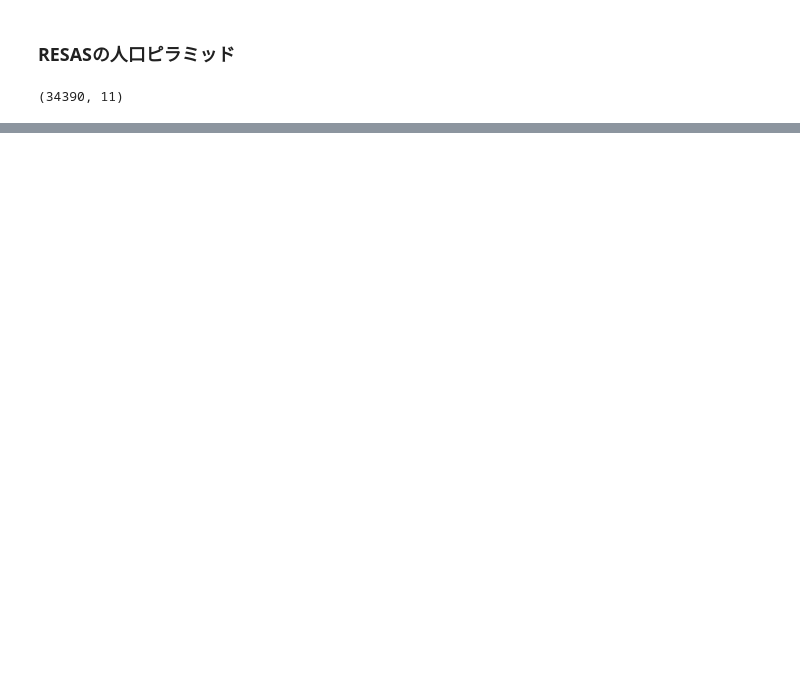
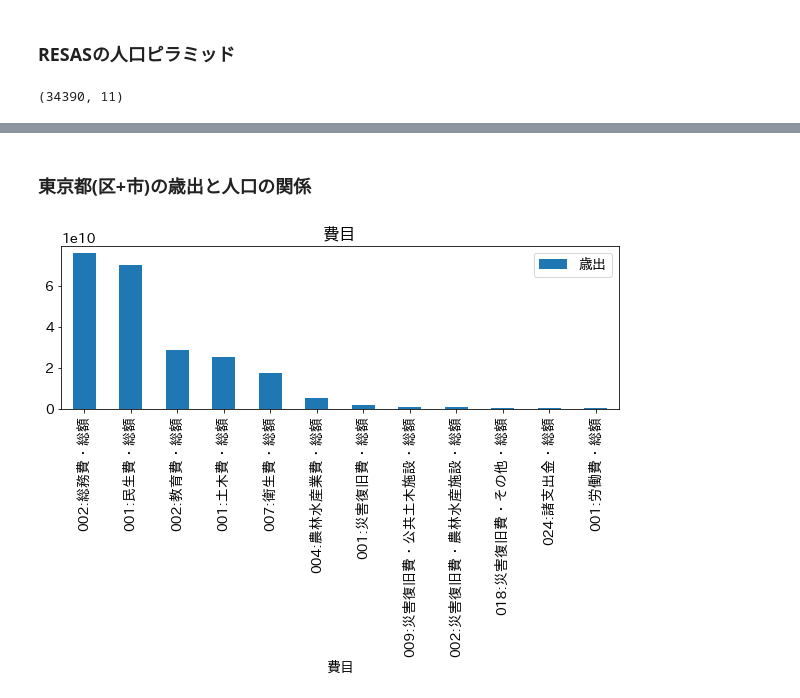
Before and after one commit to yumehara/hackday_2022, a Jupyter notebook: notebooks/education_expenditure_in_Tokyo.ipynb, the cells around one changed output, grey strips where cells are left out. Drawn from its saved outputs; the diff is of its cells as text; code cells hidden in the pictures; blank space fills up the shorter version.

```diff
--- a/notebooks/education_expenditure_in_Tokyo.ipynb
+++ b/notebooks/education_expenditure_in_Tokyo.ipynb
@@ -97,0 +28,10 @@ Index(['001:民生費・総額', '002:教育費・総額', '002:民生費・社
+# %%
+df_spending_2020 = df_spending[
+    (df_spending['決算年度'] == 2020)&
+    (~df_spending['団体名'].str.contains('組合', na=False))&(~df_spending['団体名'].str.contains('連合', na=False))&
+    (~df_spending['団体名'].str.contains('機構', na=False))&(~df_spending['団体名'].str.contains('センター', na=False))&
+    (~df_spending['団体名'].str.contains('企業団', na=False))&(~df_spending['団体名'].str.contains('会計', na=False))
+].rename(columns={'県名':'都道府県名', '団体名': '市区町村名'})
+# %%
+df_spending_pivot = pd.pivot_table(df_spending_2020, index=['都道府県名', '市区町村名'], columns='費目', values='金額', aggfunc='sum')
+df_spending_pivot.head()
@@ -174,2 +122,4 @@ def draw_stacked_bar_graph_by_city(df_data, col_name):
     plt.grid()
     plt.show()
+# %% [markdown]
+### 東京都(区+市)の歳出と人口の関係
@@ -175,0 +132,7 @@ def draw_stacked_bar_graph_by_city(df_data, col_name):
+# %%
+subtotal_col = [col for col in list(df_spending_pivot.columns) if '総額' in col]
+df_subtotal = df_spending_pivot[subtotal_col].sum().rename('歳出').sort_values(ascending=False)
+df_subtotal.reset_index().plot(x='費目', kind='bar', title='費目', figsize=(10, 3))
+plt.show()
+# %% [output]
+[figure, added]
```
Also changed, not shown: parts of 27 cells of this notebook.
